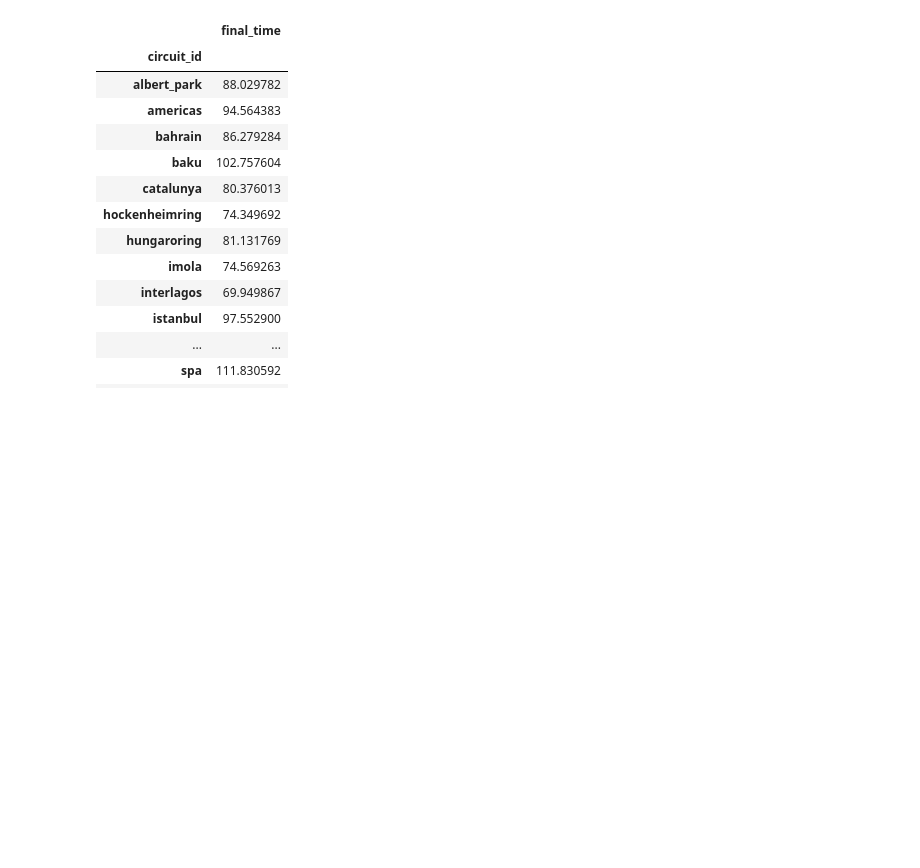
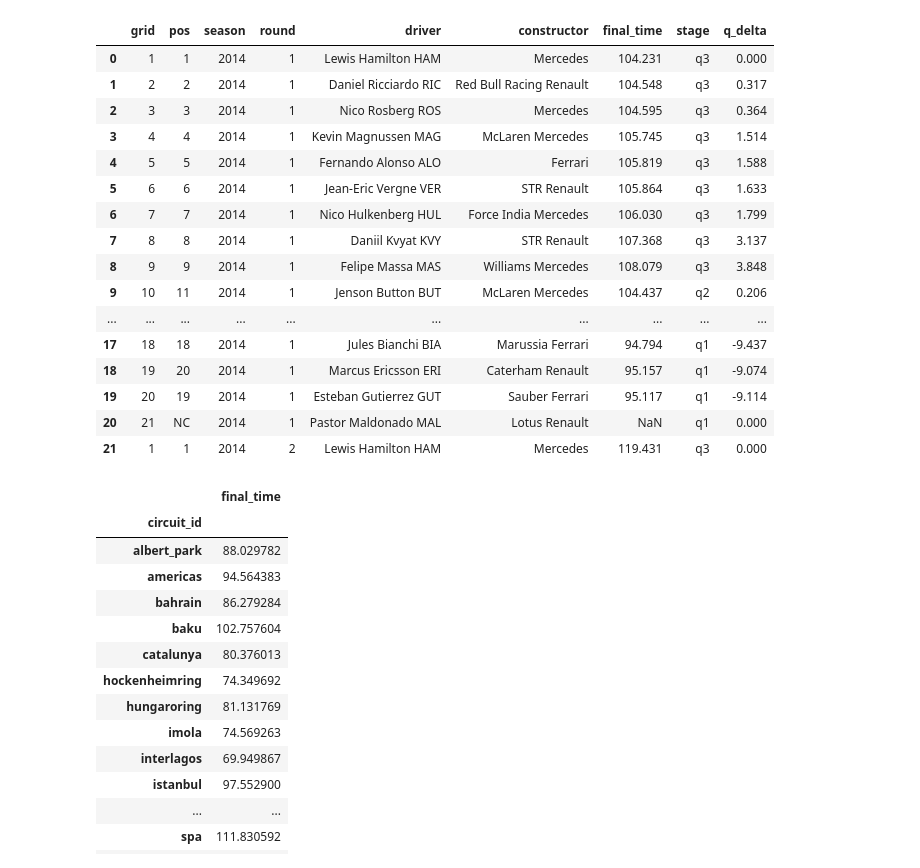
Before and after one commit to ollyjc99/f1-analytics, a Jupyter notebook: data analysis/qual-analysis.ipynb, the cells around one changed output. Cells and saved outputs as stored; diff of their text form; code cells hidden in the pictures; blank space fills up the shorter version.

```diff
--- a/data analysis/qual-analysis.ipynb
+++ b/data analysis/qual-analysis.ipynb
@@ -9,7 +9,8 @@ import warnings
 if platform == "win32":
     path = 'C:/Users/olive/GitHub/f1-analytics/'
 elif platform == "darwin":
-    path = '~/Documents/GitHub/f1-analytics/'
+    # path = '~/Documents/GitHub/f1-analytics/'
+    path = '/Users/oliverjcarter/Documents/GitHub/f1-analytics/'
 
 warnings.filterwarnings("ignore", category=RuntimeWarning)
 pd.options.mode.chained_assignment = None  # default='warn'
@@ -18,6 +19,26 @@ pd.options.mode.chained_assignment = None  # default='warn'
 # %%
 data = pd.read_csv(path+'data/qualifying.csv')
 merged = pd.read_csv(path+'data/merged.csv')
+# %%
+data.head(22)
+# %% [output]
+|  | grid | pos | season | round | driver | constructor | final_time | stage | q_delta |
+| 0 | 1 | 1 | 2014 | 1 | Lewis Hamilton HAM | Mercedes | 104.231 | q3 | 0.000 |
+| 1 | 2 | 2 | 2014 | 1 | Daniel Ricciardo RIC | Red Bull Racing Renault | 104.548 | q3 | 0.317 |
+| 2 | 3 | 3 | 2014 | 1 | Nico Rosberg ROS | Mercedes | 104.595 | q3 | 0.364 |
+| 3 | 4 | 4 | 2014 | 1 | Kevin Magnussen MAG | McLaren Mercedes | 105.745 | q3 | 1.514 |
+| 4 | 5 | 5 | 2014 | 1 | Fernando Alonso ALO | Ferrari | 105.819 | q3 | 1.588 |
+| 5 | 6 | 6 | 2014 | 1 | Jean-Eric Vergne VER | STR Renault | 105.864 | q3 | 1.633 |
+| 6 | 7 | 7 | 2014 | 1 | Nico Hulkenberg HUL | Force India Mercedes | 106.030 | q3 | 1.799 |
+| 7 | 8 | 8 | 2014 | 1 | Daniil Kvyat KVY | STR Renault | 107.368 | q3 | 3.137 |
+| 8 | 9 | 9 | 2014 | 1 | Felipe Massa MAS | Williams Mercedes | 108.079 | q3 | 3.848 |
+| 9 | 10 | 11 | 2014 | 1 | Jenson Button BUT | McLaren Mercedes | 104.437 | q2 | 0.206 |
+| ... | ... | ... | ... | ... | ... | ... | ... | ... | ... |
+| 17 | 18 | 18 | 2014 | 1 | Jules Bianchi BIA | Marussia Ferrari | 94.794 | q1 | -9.437 |
+| 18 | 19 | 20 | 2014 | 1 | Marcus Ericsson ERI | Caterham Renault | 95.157 | q1 | -9.074 |
+| 19 | 20 | 19 | 2014 | 1 | Esteban Gutierrez GUT | Sauber Ferrari | 95.117 | q1 | -9.114 |
+| 20 | 21 | NC | 2014 | 1 | Pastor Maldonado MAL | Lotus Renault | NaN | q1 | 0.000 |
+| 21 | 1 | 1 | 2014 | 2 | Lewis Hamilton HAM | Mercedes | 119.431 | q3 | 0.000 |
 # %%
 circuit_time = merged.groupby(
     'circuit_id').agg(
```
